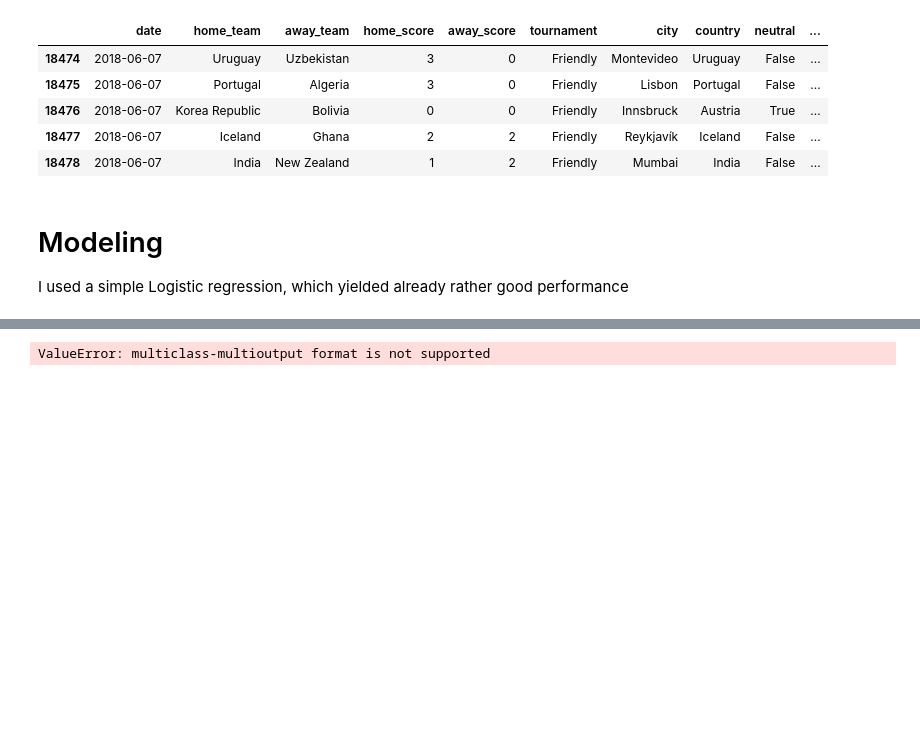
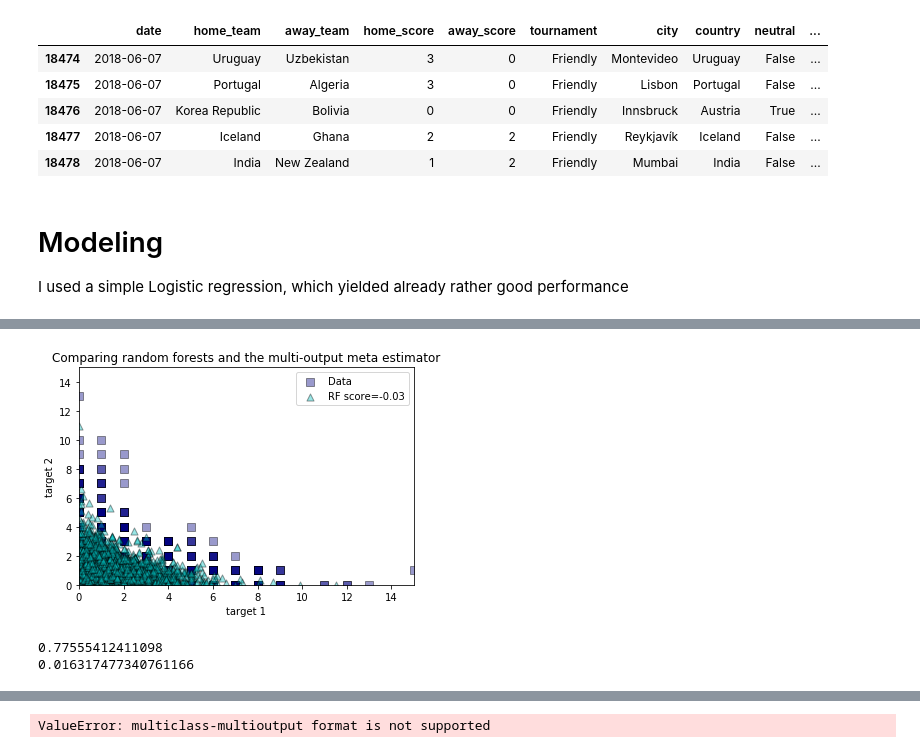
Before and after one commit to terry-li-hm/world_cup, a Jupyter notebook: agostontorok/agostontorok-v15-terry-reg.ipynb, the cells around one changed output, grey strips where cells are left out. Saved outputs shown, nothing was run; the diff lists cells and outputs as text; code cells hidden in the pictures; blank space fills up the shorter version.

```diff
--- a/agostontorok/agostontorok-v15-terry-reg.ipynb
+++ b/agostontorok/agostontorok-v15-terry-reg.ipynb
@@ -115,3 +132,53 @@ model = model.fit(X_train, y_train)
+# %%
+import numpy as np
+import matplotlib.pyplot as plt
+from sklearn.ensemble import RandomForestRegressor
+from sklearn.model_selection import train_test_split
+from sklearn.multioutput import MultiOutputRegressor
+
+X_train, X_test, y_train, y_test = train_test_split(X, y, test_size=0.2, random_state=42)
+
+max_depth = 30
+regr_multirf = MultiOutputRegressor(RandomForestRegressor(max_depth=max_depth,
+                                                          random_state=0))
+regr_multirf.fit(X_train, y_train)
+
+regr_rf = RandomForestRegressor(max_depth=max_depth, random_state=2)
+regr_rf.fit(X_train, y_train)
+
+# Predict on new data
+y_multirf = regr_multirf.predict(X_test)
+y_rf = regr_rf.predict(X_test)
+
+# Plot the results
+plt.figure()
+s = 50
+a = 0.4
+plt.scatter(y_test[:, 0], y_test[:, 1], edgecolor='k',
+            c="navy", s=s, marker="s", alpha=a, label="Data")
+# plt.scatter(y_multirf[:, 0], y_multirf[:, 1], edgecolor='k',
+#             c="cornflowerblue", s=s, alpha=a,
+#             label="Multi RF score=%.2f" % regr_multirf.score(X_test, y_test))
+plt.scatter(y_rf[:, 0], y_rf[:, 1], edgecolor='k',
+            c="c", s=s, marker="^", alpha=a,
+            label="RF score=%.2f" % regr_rf.score(X_test, y_test))
+# plt.xlim([-6, 6])
+# plt.ylim([-6, 6])
+plt.xlim([0, 15])
+plt.ylim([0, 15])
+plt.xlabel("target 1")
+plt.ylabel("target 2")
+plt.title("Comparing random forests and the multi-output meta estimator")
+plt.legend()
+plt.show()
+# %% [output]
+[figure, added]
+# %%
+print(model.score(X_train, y_train))
+print(model.score(X_test, y_test))
+# %% [output]
+0.77555412411098
+0.016317477340761166
 # %%
 y_test.shape
 # %% [output]
```
Also changed, not shown: parts of 10 cells of this notebook, 5 other files.
